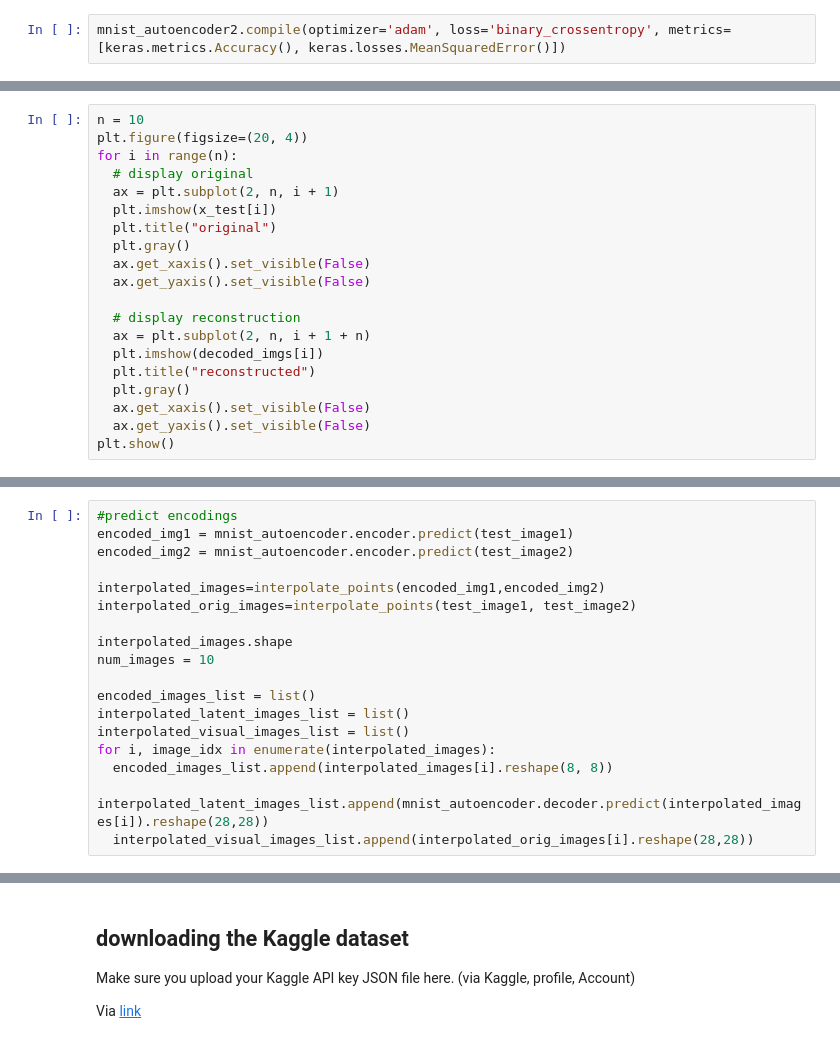
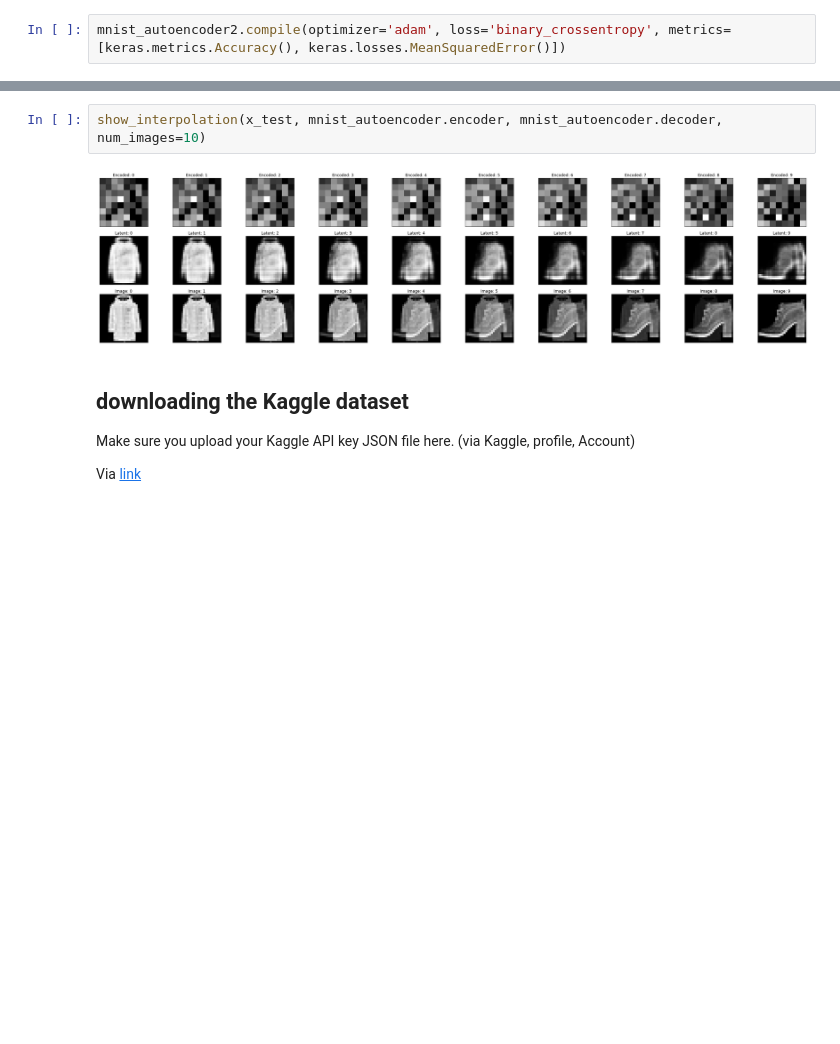
Before and after one commit to luca-arts/luca-arts.github.io, a Jupyter notebook: knowledge/AI/notebooks/Animal_faces_latent_interpolation.ipynb, the cells around one changed output, grey strips where cells are left out. Saved outputs shown, nothing was run; the diff lists cells and outputs as text; blank space fills up the shorter version.

```diff
--- a/knowledge/AI/notebooks/Animal_faces_latent_interpolation.ipynb
+++ b/knowledge/AI/notebooks/Animal_faces_latent_interpolation.ipynb
@@ -267,20 +294,0 @@ ResourceExhaustedError: ignored
-# %%
-n = 10
-plt.figure(figsize=(20, 4))
-for i in range(n):
-  # display original
-  ax = plt.subplot(2, n, i + 1)
-  plt.imshow(x_test[i])
-  plt.title("original")
-  plt.gray()
-  ax.get_xaxis().set_visible(False)
-  ax.get_yaxis().set_visible(False)
-
-  # display reconstruction
-  ax = plt.subplot(2, n, i + 1 + n)
-  plt.imshow(decoded_imgs[i])
-  plt.title("reconstructed")
-  plt.gray()
-  ax.get_xaxis().set_visible(False)
-  ax.get_yaxis().set_visible(False)
-plt.show()
@@ -309,18 +294,0 @@ TensorShape([1, 28, 28, 1])
-# %%
-#predict encodings
-encoded_img1 = mnist_autoencoder.encoder.predict(test_image1)
-encoded_img2 = mnist_autoencoder.encoder.predict(test_image2)
-
-interpolated_images=interpolate_points(encoded_img1,encoded_img2)
-interpolated_orig_images=interpolate_points(test_image1, test_image2)
-
-interpolated_images.shape
-num_images = 10
-
-encoded_images_list = list()
-interpolated_latent_images_list = list()
-interpolated_visual_images_list = list()
-for i, image_idx in enumerate(interpolated_images):
-  encoded_images_list.append(interpolated_images[i].reshape(8, 8))
-  interpolated_latent_images_list.append(mnist_autoencoder.decoder.predict(interpolated_images[i]).reshape(28,28))
-  interpolated_visual_images_list.append(interpolated_orig_images[i].reshape(28,28))
@@ -364,3 +350,7 @@ plt.imshow(interpolated_latent_images_list[position])
+# %%
+show_interpolation(x_test, mnist_autoencoder.encoder, mnist_autoencoder.decoder, num_images=10)
+# %% [output]
+[figure, added]
 # %% [markdown]
 ## downloading the Kaggle dataset
 
```
Also changed, not shown: parts of 39 cells of this notebook.
